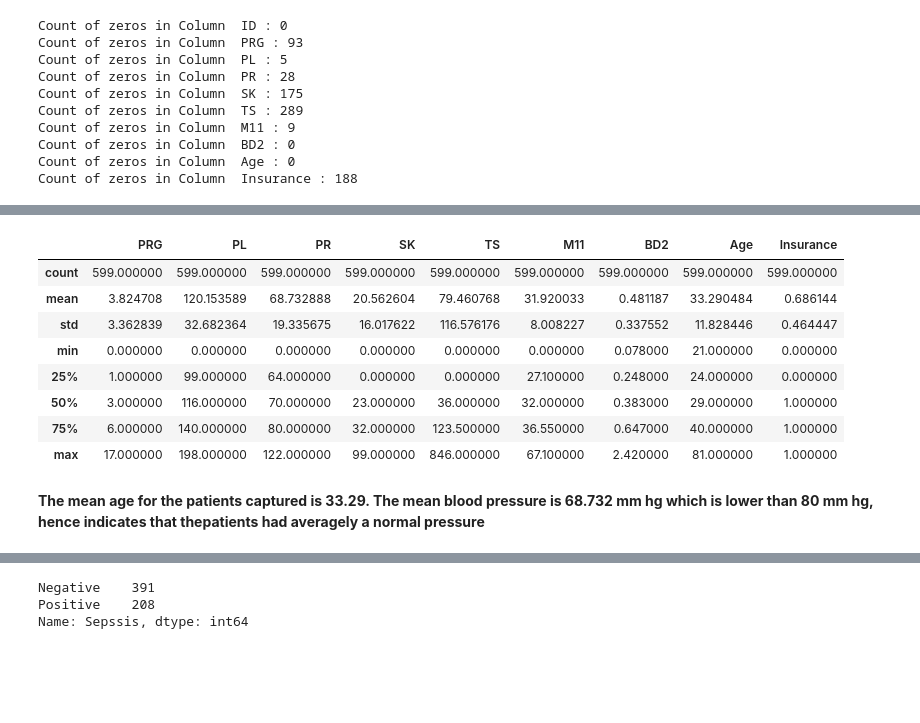
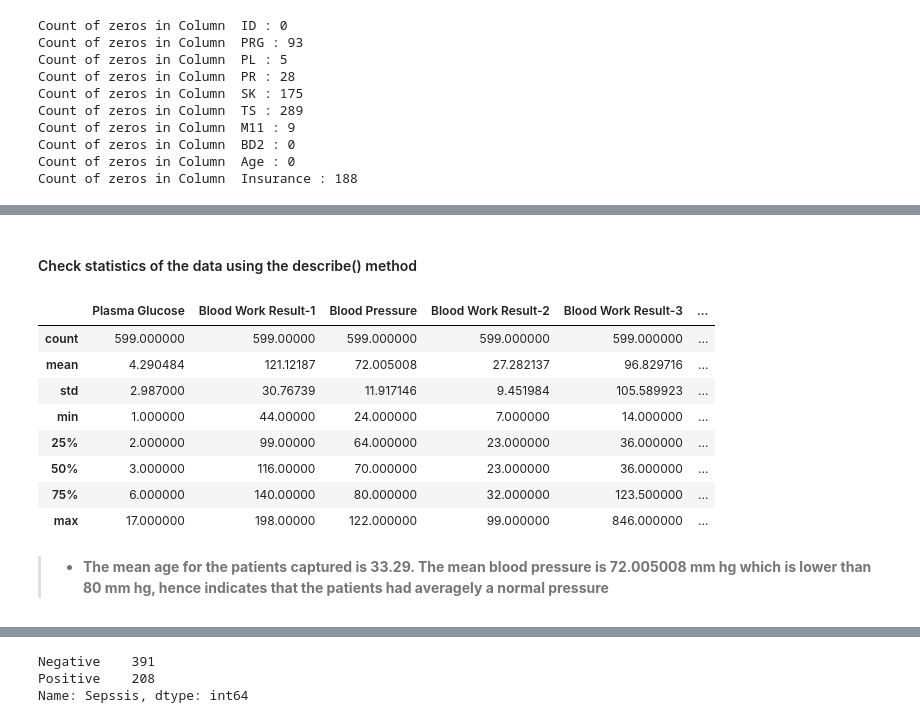
Before and after one commit to Bright136/Embedding-a-Machine-Learning-Model-into-a-Web-Application, a Jupyter notebook: dev/notebooks/Sepssis_dataset_exploation.ipynb, the cells around one changed output, grey strips where cells are left out. Cells and saved outputs as stored; diff of their text form; code cells hidden in the pictures; blank space fills up the shorter version.

```diff
--- a/dev/notebooks/Sepssis_dataset_exploation.ipynb
+++ b/dev/notebooks/Sepssis_dataset_exploation.ipynb
@@ -194,0 +204,5 @@ Count of zeros in Column  Insurance : 188
+# %%
+df = df.rename(columns={'PRG': 'Plasma Glucose', 'PL': 'Blood Work Result-1',
+                        'PR': 'Blood Pressure','SK': 'Blood Work Result-2',
+                        'TS': 'Blood Work Result-3', 'M11': 'Body Mass Index',
+                        'BD2': 'Blood Work Result-4'})
@@ -194,0 +224,6 @@ Count of zeros in Column  Insurance : 188
+# %%
+# replace the zeros
+data = data.replace(0, data.median())
+
+# display the head
+data.head()
@@ -195,14 +251,16 @@ Count of zeros in Column  Insurance : 188
+# %% [markdown]
+#### Check statistics of the data using the describe() method
 # %%
-df.describe()
+data.describe()
 # %% [output]
-|  | PRG | PL | PR | SK | TS | M11 | BD2 | Age | Insurance |
-| count | 599.000000 | 599.000000 | 599.000000 | 599.000000 | 599.000000 | 599.000000 | 599.000000 | 599.000000 | 599.000000 |
-| mean | 3.824708 | 120.153589 | 68.732888 | 20.562604 | 79.460768 | 31.920033 | 0.481187 | 33.290484 | 0.686144 |
-| std | 3.362839 | 32.682364 | 19.335675 | 16.017622 | 116.576176 | 8.008227 | 0.337552 | 11.828446 | 0.464447 |
-| min | 0.000000 | 0.000000 | 0.000000 | 0.000000 | 0.000000 | 0.000000 | 0.078000 | 21.000000 | 0.000000 |
-| 25% | 1.000000 | 99.000000 | 64.000000 | 0.000000 | 0.000000 | 27.100000 | 0.248000 | 24.000000 | 0.000000 |
-| 50% | 3.000000 | 116.000000 | 70.000000 | 23.000000 | 36.000000 | 32.000000 | 0.383000 | 29.000000 | 1.000000 |
-| 75% | 6.000000 | 140.000000 | 80.000000 | 32.000000 | 123.500000 | 36.550000 | 0.647000 | 40.000000 | 1.000000 |
-| max | 17.000000 | 198.000000 | 122.000000 | 99.000000 | 846.000000 | 67.100000 | 2.420000 | 81.000000 | 1.000000 |
+|  | Plasma Glucose | Blood Work Result-1 | Blood Pressure | Blood Work Result-2 | Blood Work Result-3 | ... |
+| count | 599.000000 | 599.00000 | 599.000000 | 599.000000 | 599.000000 | ... |
+| mean | 4.290484 | 121.12187 | 72.005008 | 27.282137 | 96.829716 | ... |
+| std | 2.987000 | 30.76739 | 11.917146 | 9.451984 | 105.589923 | ... |
+| min | 1.000000 | 44.00000 | 24.000000 | 7.000000 | 14.000000 | ... |
+| 25% | 2.000000 | 99.00000 | 64.000000 | 23.000000 | 36.000000 | ... |
+| 50% | 3.000000 | 116.00000 | 70.000000 | 23.000000 | 36.000000 | ... |
+| 75% | 6.000000 | 140.00000 | 80.000000 | 32.000000 | 123.500000 | ... |
+| max | 17.000000 | 198.00000 | 122.000000 | 99.000000 | 846.000000 | ... |
 # %% [markdown]
-**The mean age for the patients captured is 33.29. The mean blood pressure is 68.732 mm hg which is lower than 80 mm hg, hence indicates that thepatients had averagely a normal pressure**
+>- **The mean age for the patients captured is 33.29. The mean blood pressure is 72.005008 mm hg which is lower than 80 mm hg, hence indicates that the patients had averagely a normal pressure**
```
Also changed, not shown: parts of 134 cells of this notebook.
